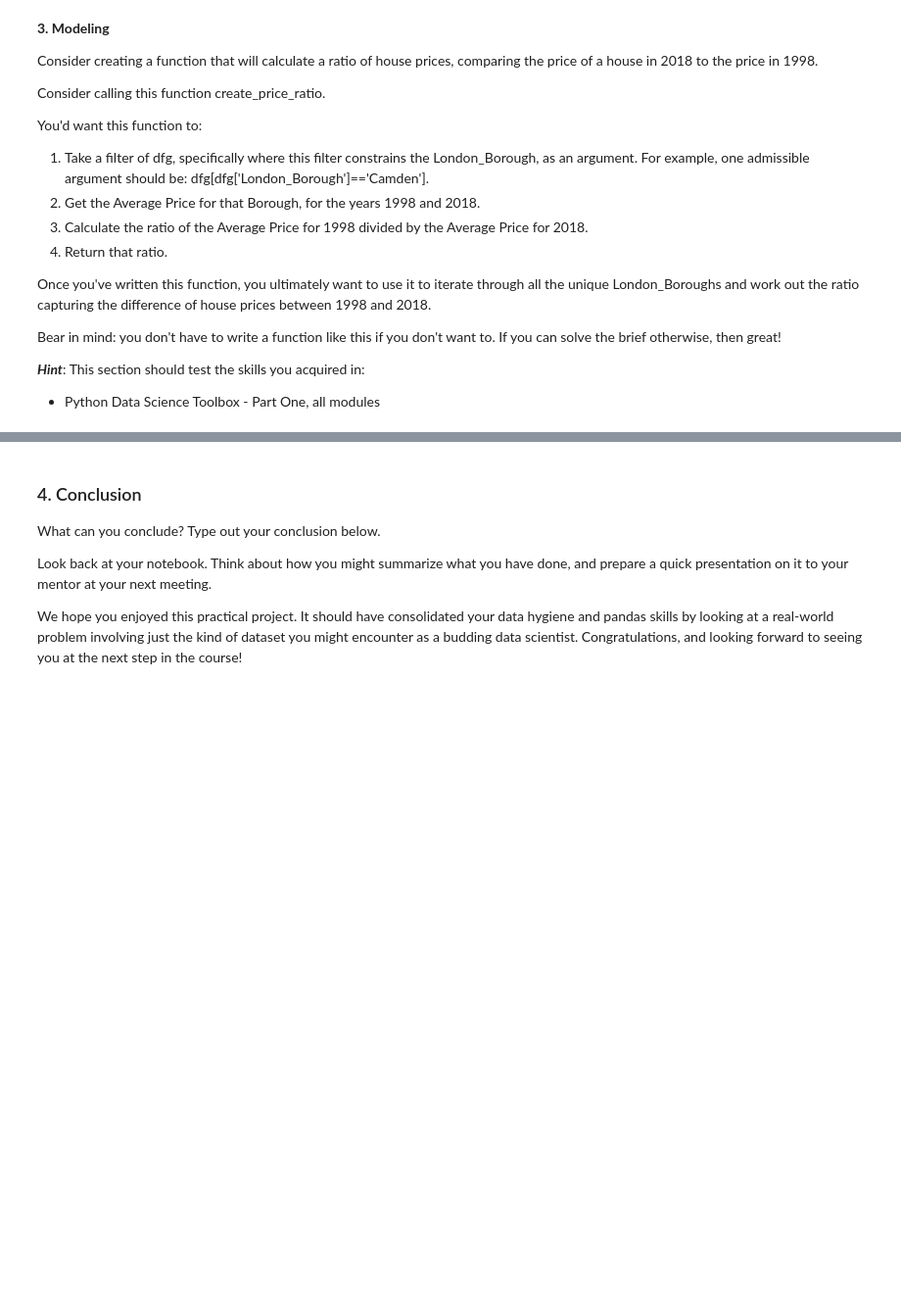
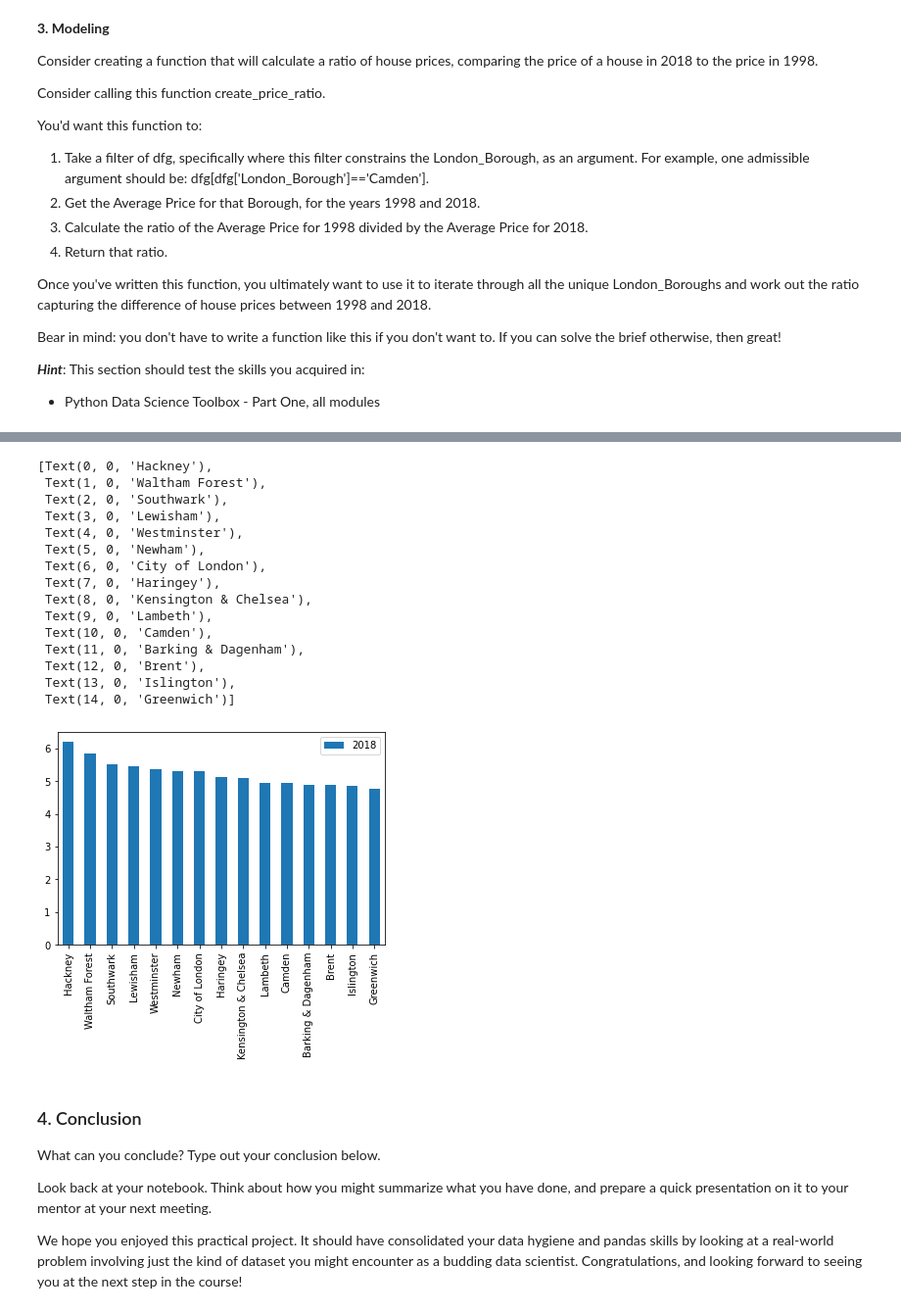
Before and after one commit to lruizarce/SB_Cap1, a Jupyter notebook: Unit 4 Challenge - Tier 3.ipynb, the cells around one changed output, grey strips where cells are left out. Shown at 98% size. Saved outputs shown, nothing was run; the diff lists cells and outputs as text; code cells hidden in the pictures; blank space fills up the shorter version.

```diff
--- a/Unit 4 Challenge - Tier 3.ipynb
+++ b/Unit 4 Challenge - Tier 3.ipynb
@@ -229,0 +236,12 @@ KeyError: 'Average_price'
+# %%
+# First, let's make an empty dictionary, called final, where we'll store our ratios for each unique London_Borough.
+final = {}
+# Now let's declare a for loop that will iterate through each of the unique elements of the 'London_Borough' column of our DataFrame dfg.
+# Call the iterator variable 'b'.
+for b in dfg['London_Borough'].unique():
+    # Let's make our parameter to our create_price_ratio function: i.e., we subset dfg on 'London_Borough' == b.
+    borough = dfg[dfg['London_Borough'] == b]
+    # Make a new entry in the final dictionary whose value's the result of calling create_price_ratio with the argument: borough
+    final[b] = create_price_ratio(borough)
+# We use the function and incorporate that into a new key of the dictionary
+print(final)
@@ -229,0 +250,10 @@ KeyError: 'Average_price'
+# %%
+# Make a variable called df_ratios, and assign it the result of calling the DataFrame method on the dictionary final.
+df_ratios = pd.DataFrame(final)
+# transpose from wide to tall
+df_ratios_T = df_ratios.T
+# ...and reset the index!
+df_ratios = df_ratios_T.reset_index()
+# Let's just rename the 'index' column as 'London_Borough', and the '0' column to '2018'.
+df_ratios.rename(columns={'index': 'Borough', 0: '2018'}, inplace=True)
+df_ratios.head()
@@ -229,0 +267,4 @@ KeyError: 'Average_price'
+# %%
+# Let's sort in descending order and select the top 15 boroughs.
+top15 = df_ratios.sort_values(by='2018', ascending=False).head(15)
+print(top15)
@@ -230,3 +288,31 @@ KeyError: 'Average_price'
+# %%
+
+
+# Let's plot the boroughs that have seen the greatest changes in price.
+ax = top15[['Borough', '2018']].plot(kind='bar')
+
+#Following also works for top15, because only two columns, and columns are already in desired x,y order
+#ax = top15.plot(kind='bar')
+
+
+ax.set_xticklabels(top15.Borough)
+# %% [output]
+[Text(0, 0, 'Hackney'),
+ Text(1, 0, 'Waltham Forest'),
+ Text(2, 0, 'Southwark'),
+ Text(3, 0, 'Lewisham'),
+ Text(4, 0, 'Westminster'),
+ Text(5, 0, 'Newham'),
+ Text(6, 0, 'City of London'),
+ Text(7, 0, 'Haringey'),
+ Text(8, 0, 'Kensington & Chelsea'),
+ Text(9, 0, 'Lambeth'),
+ Text(10, 0, 'Camden'),
+ Text(11, 0, 'Barking & Dagenham'),
+ Text(12, 0, 'Brent'),
+ Text(13, 0, 'Islington'),
+ Text(14, 0, 'Greenwich')]
+[figure, added]
 # %% [markdown]
 ### 4. Conclusion
 What can you conclude? Type out your conclusion below.
```
Also changed, not shown: parts of 7 cells of this notebook.
